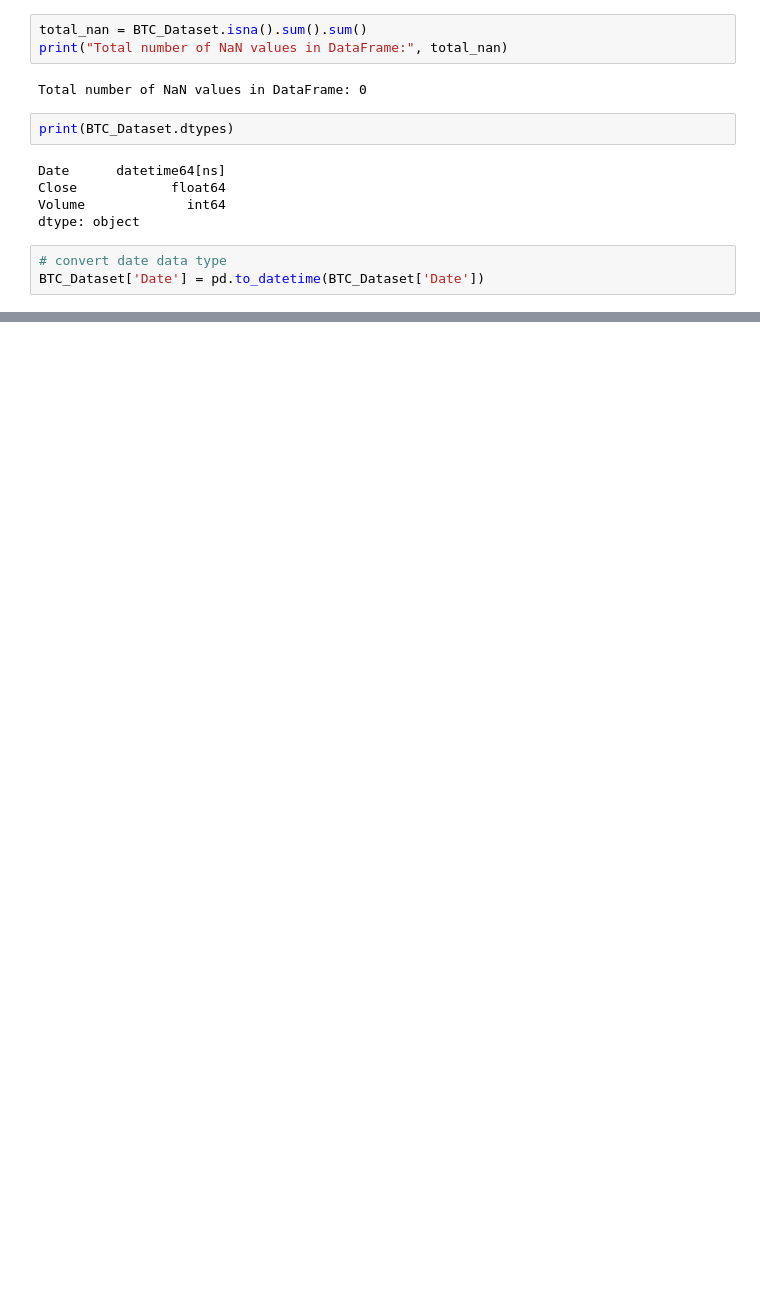
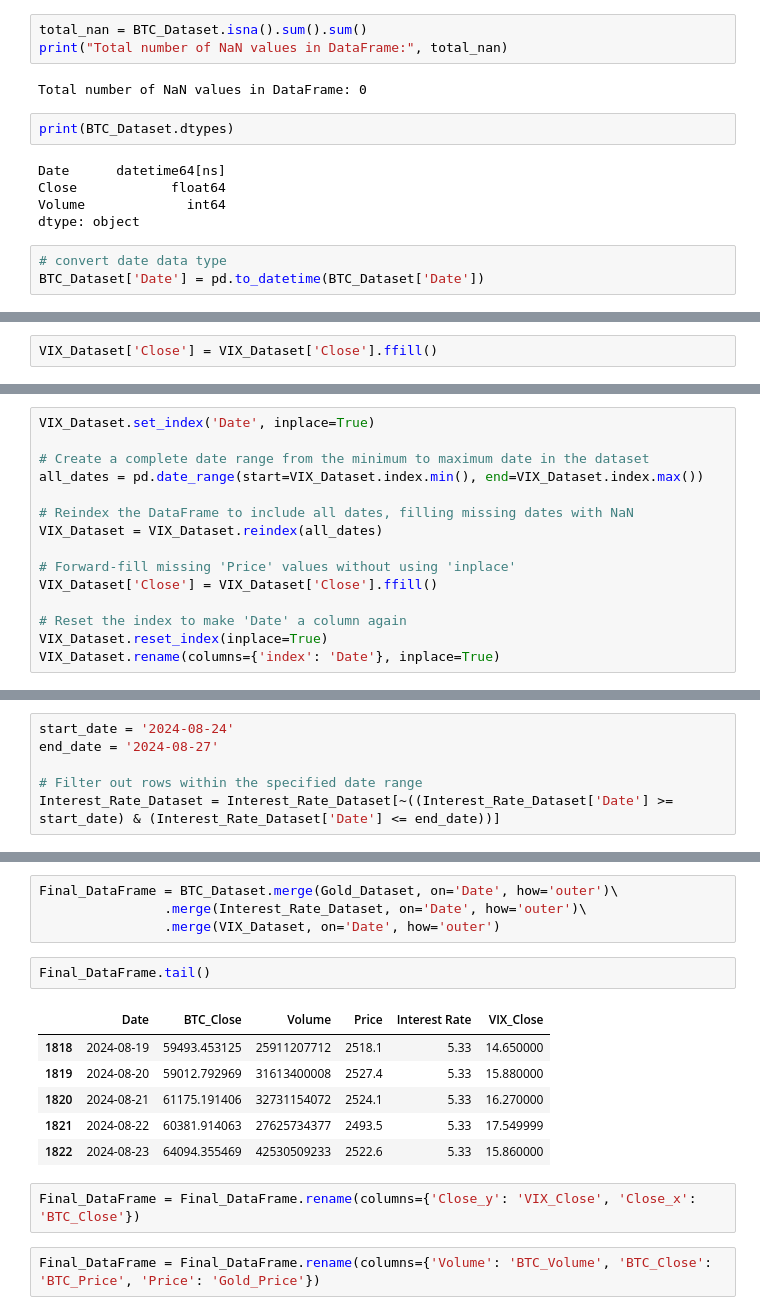
Before and after one commit to sathmikaDev/FYP, a Jupyter notebook: cryptoCurrencyPricePredictionTFT.ipynb, the cells around one changed output, grey strips where cells are left out. Drawn from its saved outputs; the diff is of its cells as text; blank space fills up the shorter version.

```diff
--- a/cryptoCurrencyPricePredictionTFT.ipynb
+++ b/cryptoCurrencyPricePredictionTFT.ipynb
@@ -59,0 +293,2 @@ BTC_Dataset['Date'] = pd.to_datetime(BTC_Dataset['Date'])
+# %%
+VIX_Dataset['Close'] = VIX_Dataset['Close'].ffill()
@@ -59,0 +301,15 @@ BTC_Dataset['Date'] = pd.to_datetime(BTC_Dataset['Date'])
+# %%
+VIX_Dataset.set_index('Date', inplace=True)
+
+# Create a complete date range from the minimum to maximum date in the dataset
+all_dates = pd.date_range(start=VIX_Dataset.index.min(), end=VIX_Dataset.index.max())
+
+# Reindex the DataFrame to include all dates, filling missing dates with NaN
+VIX_Dataset = VIX_Dataset.reindex(all_dates)
+
+# Forward-fill missing 'Price' values without using 'inplace'
+VIX_Dataset['Close'] = VIX_Dataset['Close'].ffill()
+
+# Reset the index to make 'Date' a column again
+VIX_Dataset.reset_index(inplace=True)
+VIX_Dataset.rename(columns={'index': 'Date'}, inplace=True)
@@ -59,0 +345,6 @@ BTC_Dataset['Date'] = pd.to_datetime(BTC_Dataset['Date'])
+# %%
+start_date = '2024-08-24'
+end_date = '2024-08-27'
+
+# Filter out rows within the specified date range
+Interest_Rate_Dataset = Interest_Rate_Dataset[~((Interest_Rate_Dataset['Date'] >= start_date) & (Interest_Rate_Dataset['Date'] <= end_date))]
@@ -59,0 +399,17 @@ BTC_Dataset['Date'] = pd.to_datetime(BTC_Dataset['Date'])
+# %%
+Final_DataFrame = BTC_Dataset.merge(Gold_Dataset, on='Date', how='outer')\
+                .merge(Interest_Rate_Dataset, on='Date', how='outer')\
+                .merge(VIX_Dataset, on='Date', how='outer')
+# %%
+Final_DataFrame.tail()
+# %% [output]
+|  | Date | BTC_Close | Volume | Price | Interest Rate | VIX_Close |
+| 1818 | 2024-08-19 | 59493.453125 | 25911207712 | 2518.1 | 5.33 | 14.650000 |
+| 1819 | 2024-08-20 | 59012.792969 | 31613400008 | 2527.4 | 5.33 | 15.880000 |
+| 1820 | 2024-08-21 | 61175.191406 | 32731154072 | 2524.1 | 5.33 | 16.270000 |
+| 1821 | 2024-08-22 | 60381.914063 | 27625734377 | 2493.5 | 5.33 | 17.549999 |
+| 1822 | 2024-08-23 | 64094.355469 | 42530509233 | 2522.6 | 5.33 | 15.860000 |
+# %%
+Final_DataFrame = Final_DataFrame.rename(columns={'Close_y': 'VIX_Close', 'Close_x': 'BTC_Close'})
+# %%
+Final_DataFrame = Final_DataFrame.rename(columns={'Volume': 'BTC_Volume', 'BTC_Close': 'BTC_Price', 'Price': 'Gold_Price'})
```
Also changed, not shown: parts of 45 cells of this notebook.
